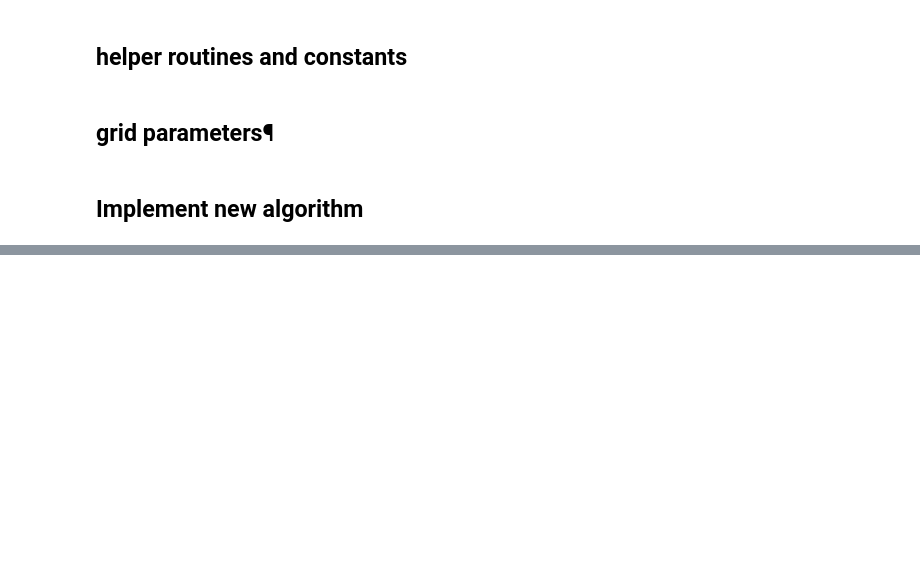
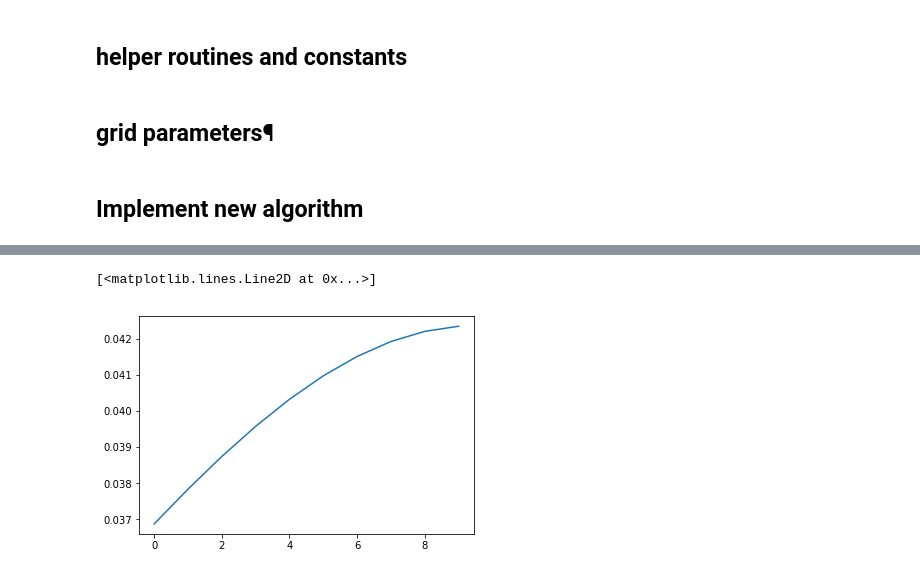
Before and after one commit to nikizadehgfdl/grid_generation, a Jupyter notebook: jupynotebooks/northern_bipole_cap_grid-new.ipynb, the cells around one changed output, grey strips where cells are left out. Cells and saved outputs as stored; diff of their text form; code cells hidden in the pictures; blank space fills up the shorter version.

```diff
--- a/jupynotebooks/northern_bipole_cap_grid-new.ipynb
+++ b/jupynotebooks/northern_bipole_cap_grid-new.ipynb
@@ -308,9 +351,0 @@ print(dx[-2,Ni//4],dx[-1,Ni//4])
-# %%
-dy_quad = np.zeros(dy.shape)
-
-for i in range(0,dy.shape[1]):
-    for j in range(0,dy.shape[0]):
-        j_s = b*j + a*(j+1) # Sample position to evalute f(x)
-        if(j_s[-1]==Nj_ncap): j_s[-1]=Nj_ncap-0.001 #avoid phi=90. Niki:Find a way to avoid this properly
-        lamsij,phisij,dxij,dyij =  bipolar_cap_ij(i,j_s,Ni,Nj_ncap,lat0_bp=lat0_bp,lon_bp=lon_bp,rp=rp)
-        dy_quad[j,i] = quad_average(dyij)
@@ -362,2 +393,7 @@ print("%NEW   errors in (area,lat arc,lon arc)", metrics_error(dx_quad,  dy_quad
+# %%
+plt.plot(dy_q[:,Ni//8])
+# %% [output]
+[<matplotlib.lines.Line2D at 0x...>]
+[figure, added]
 # %%
 plt.figure(figsize=(10,10))
```
Also changed, not shown: parts of 17 cells of this notebook.
